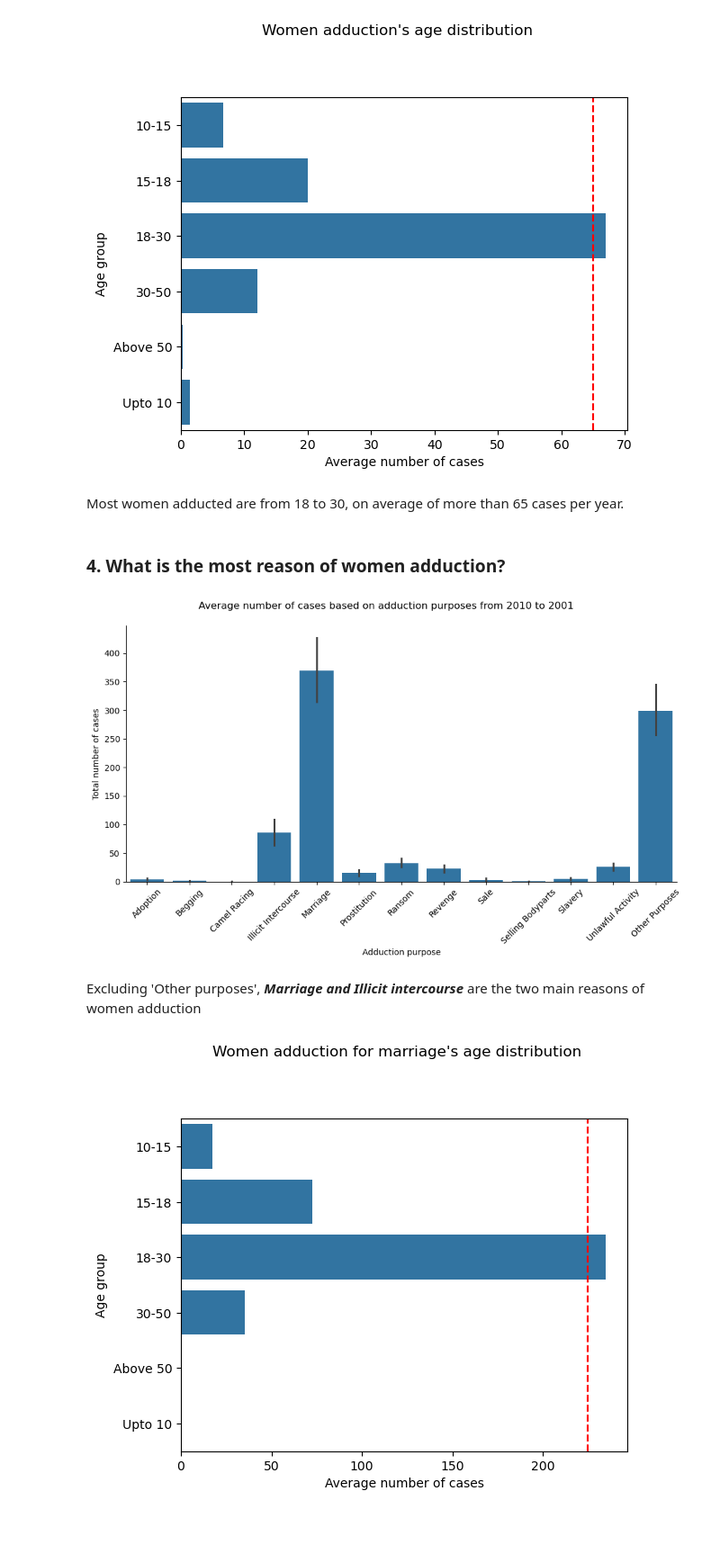
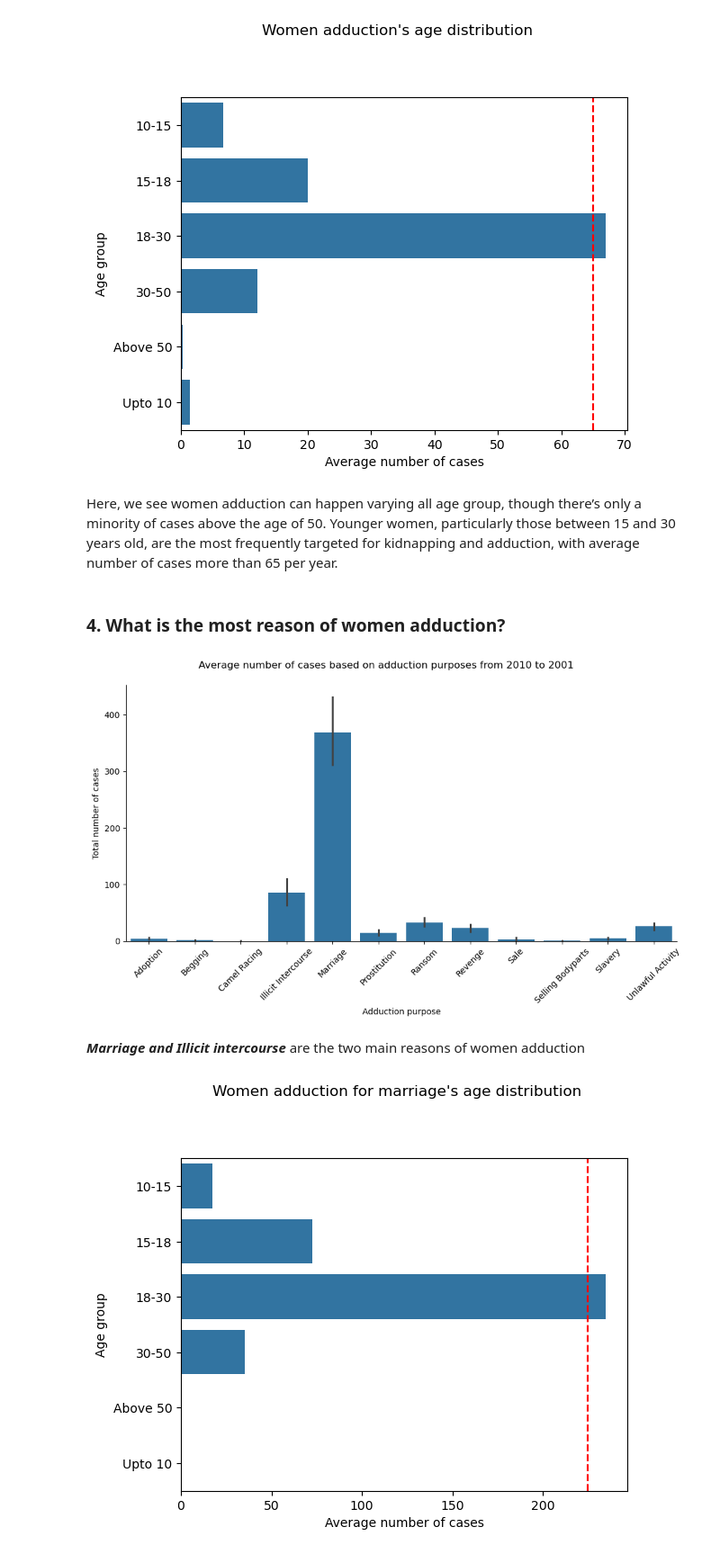
Before and after one commit to Huycuong03/Analysis-crimes-against-women-in-India, a Jupyter notebook: notebook/main.ipynb, the cells around one changed output. Shown at 90% size. Cells and saved outputs as stored; diff of their text form; code cells hidden in the pictures; blank space fills up the shorter version.

Commit message:
just rephrase conclusions in main.ipynb

```diff
--- a/notebook/main.ipynb
+++ b/notebook/main.ipynb
@@ -239,25 +239,25 @@ plt.axvline(65, ls='--', c='r')
 plt.show()
 # %% [output]
 [figure]
-# %% [markdown]
-Most women adducted are from 18 to 30, on average of more than 65 cases per year.
+# %% [markdown]
+Here, we see women adduction can happen varying all age group, though there’s only a minority of cases above the age of 50. Younger women, particularly those between 15 and 30 years old, are the most frequently targeted for kidnapping and adduction, with average number of cases more than 65 per year.
 # %% [markdown]
 ### 4. What is the most reason of women adduction?
 # %%
 g = sns.catplot(
-    data=adductions[adductions['Group_Name'] != 'Kidnap - Total'],
+    data=adductions[(adductions['Group_Name'] != 'Kidnap - Total') & (adductions['Group_Name'] != 'Other Purposes')],
     x='Group_Name', y='K_A_Grand_Total',
     kind='bar',
     aspect=2
 )
 g.figure.suptitle('Average number of cases based on adduction purposes from 2010 to 2001', y=1.05)
 g.set(xlabel='Adduction purpose', ylabel='Total number of cases')
 plt.xticks(rotation=45)
 plt.show()
 # %% [output]
-[figure, old version]
+[figure, new version]
 # %% [markdown]
-Excluding 'Other purposes', **_Marriage and Illicit intercourse_** are the two main reasons of women adduction
+**_Marriage and Illicit intercourse_** are the two main reasons of women adduction
 # %%
 women_age_groups = [
     'K_A_Female_10_15_Years', 'K_A_Female_15_18_Years',
```
Also changed, not shown: parts of 8 cells of this notebook.
